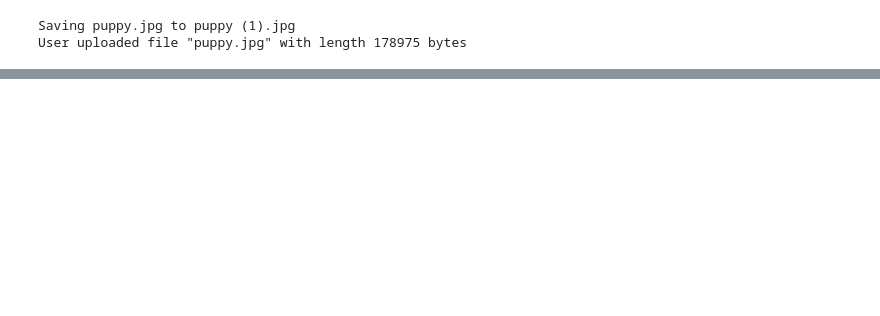
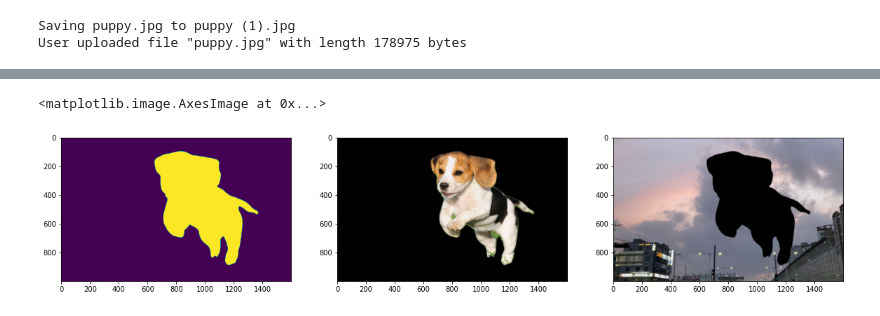
Before and after one commit to iamdami/ML_Practice, a Jupyter notebook: SemanticSegmentation/SemanticSegmentation.ipynb, the cells around one changed output, grey strips where cells are left out. Saved outputs shown, nothing was run; the diff lists cells and outputs as text; code cells hidden in the pictures; blank space fills up the shorter version.

```diff
--- a/SemanticSegmentation/SemanticSegmentation.ipynb
+++ b/SemanticSegmentation/SemanticSegmentation.ipynb
@@ -61,9 +61,9 @@ def segment(net, img):
     input_tensor = preprocess(img)
     input_batch = input_tensor.unsqueeze(0)
 
-    # if torch.cuda.is_available():
-    #     input_batch = input_batch.to('cuda')
-    #     model.to('cuda')
+    if torch.cuda.is_available():
+        input_batch = input_batch.to('cuda')
+        model.to('cuda')
 
     output = model(input_batch)['out'][0] # (21, height, width)
 
@@ -108,0 +157,19 @@ RuntimeError: ignored
+# %%
+mask = (pred == 12).astype(float) * 255 # 12 : dog
+_, alpha = cv2.threshold(mask, 0, 255, cv2.THRESH_BINARY)
+
+alpha = cv2.GaussianBlur(alpha, (7, 7), 0).astype(float)
+
+alpha = alpha / 255. # (height, width)
+alpha = np.repeat(np.expand_dims(alpha, axis=2), 3, axis=2) # (height, width, 3)
+
+foreground = cv2.multiply(alpha, img.astype(float))
+background = cv2.multiply(1. - alpha, background.astype(float))
+
+fig, axes = plt.subplots(1, 3, figsize=(20, 10))
+axes[0].imshow(mask)
+axes[1].imshow(foreground.astype(np.uint8))
+axes[2].imshow(background.astype(np.uint8))
+# %% [output]
+<matplotlib.image.AxesImage at 0x...>
+[figure, added]
```
Also changed, not shown: parts of 14 cells of this notebook.
